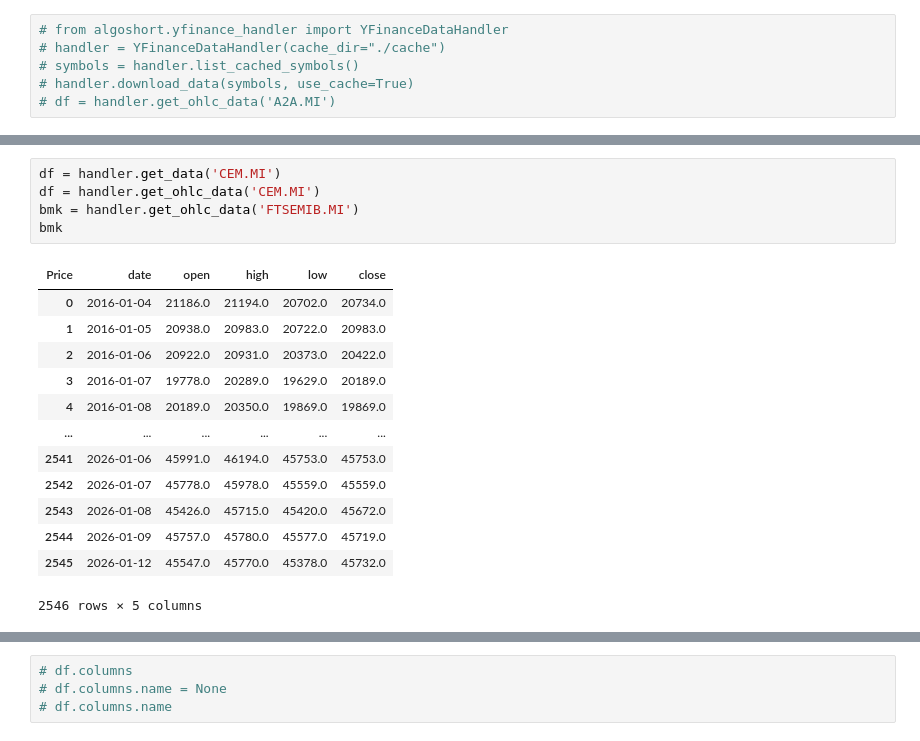
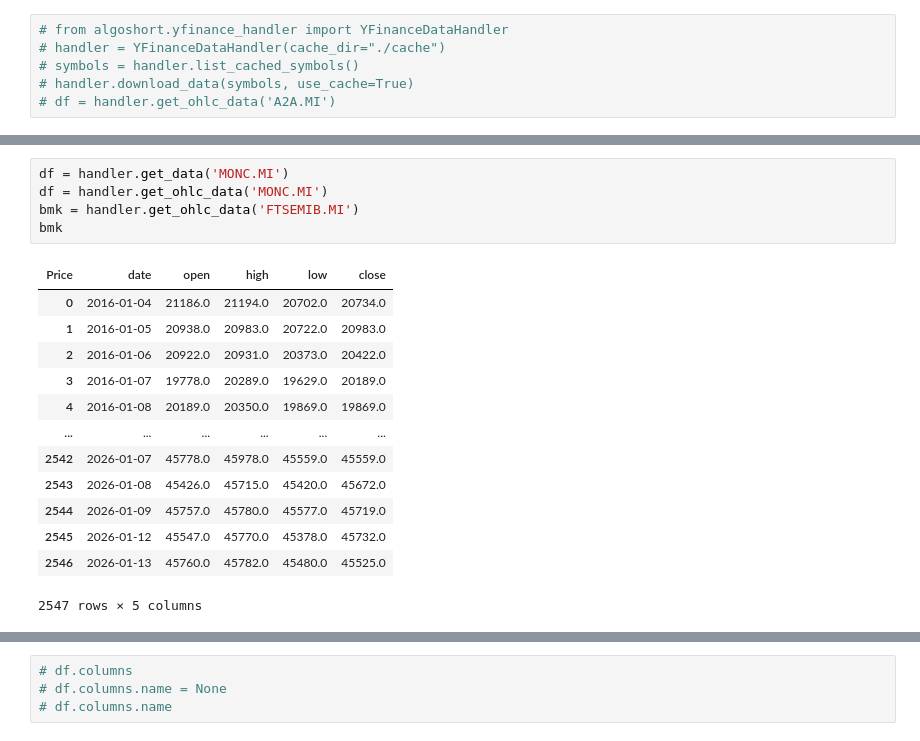
Before and after one commit to laceto/algoshort, a Jupyter notebook: 1_test_package copy 2.ipynb, the cells around one changed output, grey strips where cells are left out. Cells and saved outputs as stored; diff of their text form.

```diff
--- a/1_test_package copy 2.ipynb
+++ b/1_test_package copy 2.ipynb
@@ -44,22 +41,22 @@ handler.download_data(['CEM.MI', 'FTSEMIB.MI'], start='2016-01-01', end=date.tod
 # %%
-df = handler.get_data('CEM.MI')
-df = handler.get_ohlc_data('CEM.MI')
+df = handler.get_data('MONC.MI')
+df = handler.get_ohlc_data('MONC.MI')
 bmk = handler.get_ohlc_data('FTSEMIB.MI')
 bmk
 # %% [output]
 | Price | date | open | high | low | close |
 | 0 | 2016-01-04 | 21186.0 | 21194.0 | 20702.0 | 20734.0 |
 | 1 | 2016-01-05 | 20938.0 | 20983.0 | 20722.0 | 20983.0 |
 | 2 | 2016-01-06 | 20922.0 | 20931.0 | 20373.0 | 20422.0 |
 | 3 | 2016-01-07 | 19778.0 | 20289.0 | 19629.0 | 20189.0 |
 | 4 | 2016-01-08 | 20189.0 | 20350.0 | 19869.0 | 19869.0 |
 | ... | ... | ... | ... | ... | ... |
-| 2541 | 2026-01-06 | 45991.0 | 46194.0 | 45753.0 | 45753.0 |
 | 2542 | 2026-01-07 | 45778.0 | 45978.0 | 45559.0 | 45559.0 |
 | 2543 | 2026-01-08 | 45426.0 | 45715.0 | 45420.0 | 45672.0 |
 | 2544 | 2026-01-09 | 45757.0 | 45780.0 | 45577.0 | 45719.0 |
 | 2545 | 2026-01-12 | 45547.0 | 45770.0 | 45378.0 | 45732.0 |
+| 2546 | 2026-01-13 | 45760.0 | 45782.0 | 45480.0 | 45525.0 |
-2546 rows × 5 columns
+2547 rows × 5 columns
 # %%
 from algoshort.ohlcprocessor import OHLCProcessor
 processor = OHLCProcessor()
```
Also changed, not shown: parts of 19 cells of this notebook, 4 other files.
